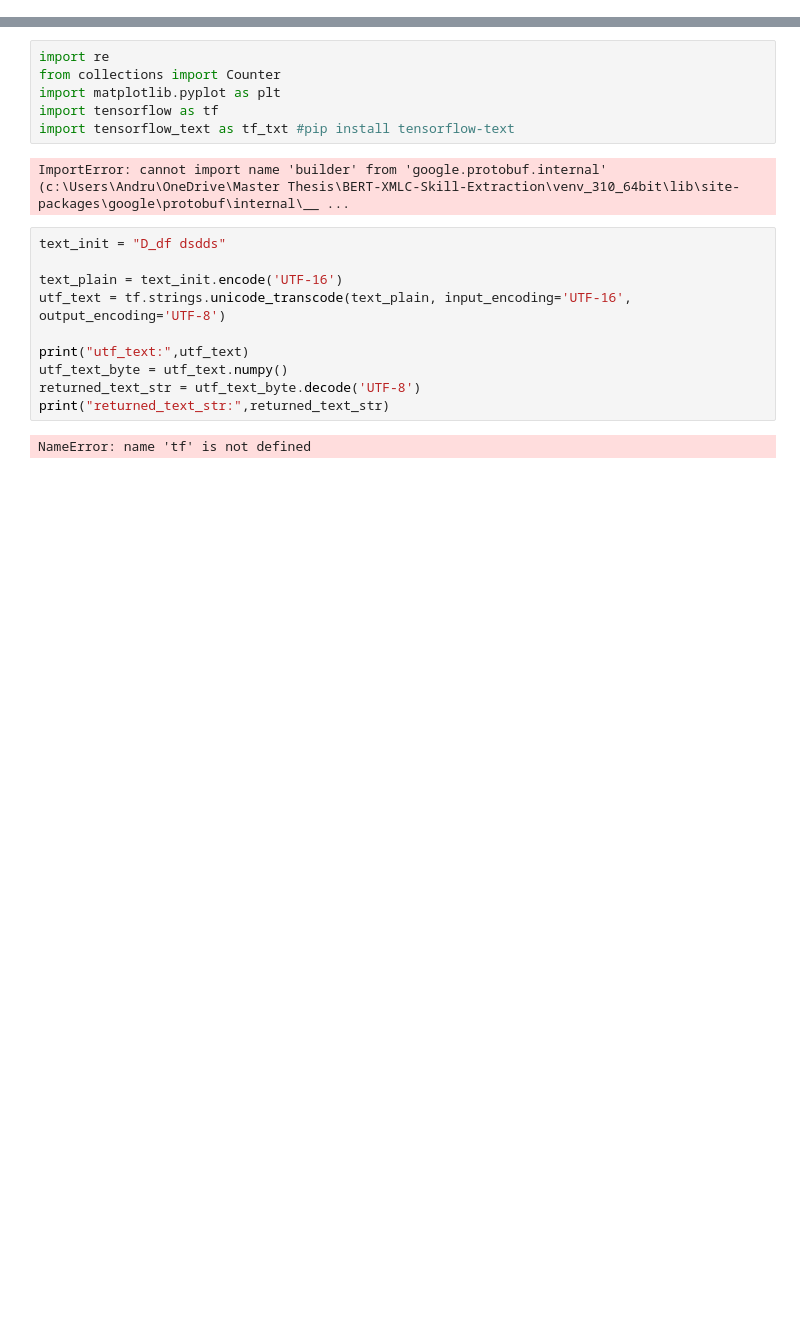
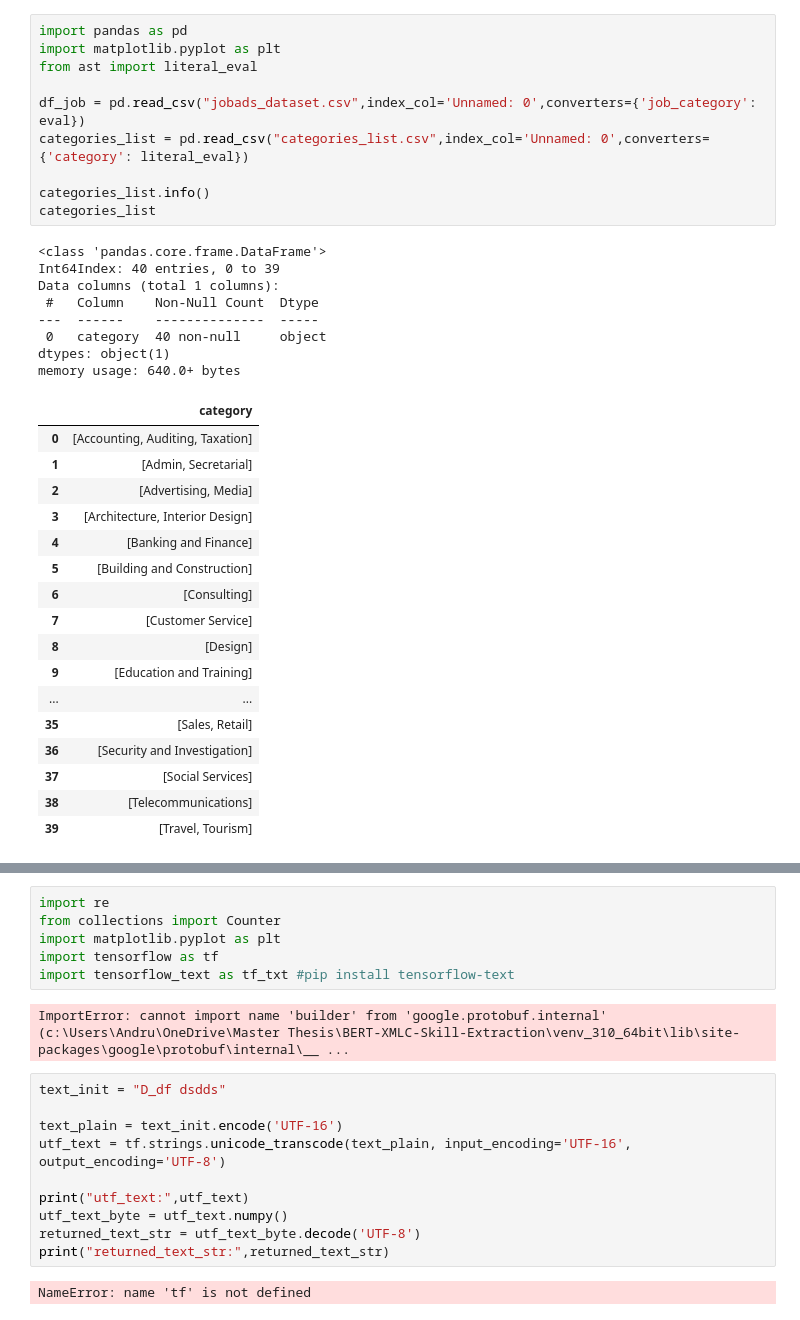
Before and after one commit to AndruOn/BERT-XMLC-Skill-Extraction, a Jupyter notebook: DataAnalysis/similarity_measurements.ipynb, the cells around one changed output, grey strips where cells are left out. Drawn from its saved outputs; the diff is of its cells as text; blank space fills up the shorter version.

```diff
--- a/DataAnalysis/similarity_measurements.ipynb
+++ b/DataAnalysis/similarity_measurements.ipynb
@@ -98,0 +30,36 @@ HINT: This error might have occurred since this system does not have Windows Lon
+# %%
+import pandas as pd
+import matplotlib.pyplot as plt
+from ast import literal_eval
+
+df_job = pd.read_csv("jobads_dataset.csv",index_col='Unnamed: 0',converters={'job_category': eval})
+categories_list = pd.read_csv("categories_list.csv",index_col='Unnamed: 0',converters={'category': literal_eval})
+
+categories_list.info()
+categories_list
+# %% [output]
+<class 'pandas.core.frame.DataFrame'>
+Int64Index: 40 entries, 0 to 39
+Data columns (total 1 columns):
+ #   Column    Non-Null Count  Dtype
+---  ------    --------------  -----
+ 0   category  40 non-null     object
+dtypes: object(1)
+memory usage: 640.0+ bytes
+|  | category |
+| 0 | [Accounting, Auditing, Taxation] |
+| 1 | [Admin, Secretarial] |
+| 2 | [Advertising, Media] |
+| 3 | [Architecture, Interior Design] |
+| 4 | [Banking and Finance] |
+| 5 | [Building and Construction] |
+| 6 | [Consulting] |
+| 7 | [Customer Service] |
+| 8 | [Design] |
+| 9 | [Education and Training] |
+| ... | ... |
+| 35 | [Sales, Retail] |
+| 36 | [Security and Investigation] |
+| 37 | [Social Services] |
+| 38 | [Telecommunications] |
+| 39 | [Travel, Tourism] |
```
Also changed, not shown: parts of 15 cells of this notebook, 2 other files.
